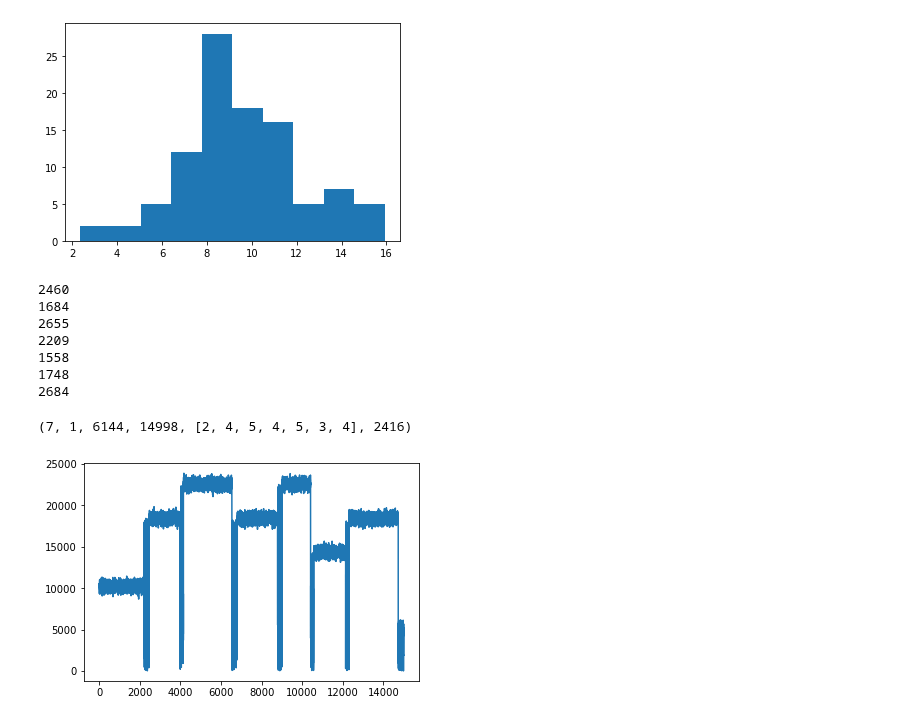
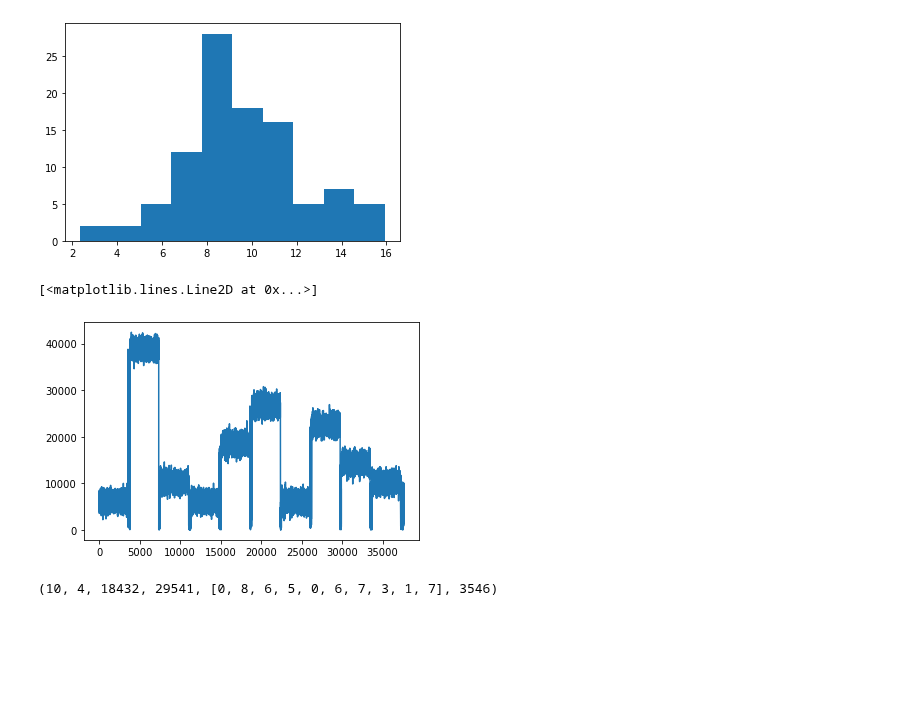
Before and after one commit to rissuuuu/DataScience, a Jupyter notebook: A_OS/Scheduler/Virtualmemory_Implementation.ipynb, the cells around one changed output. Saved outputs shown, nothing was run; the diff lists cells and outputs as text; code cells hidden in the pictures; blank space fills up the shorter version.

```diff
--- a/A_OS/Scheduler/Virtualmemory_Implementation.ipynb
+++ b/A_OS/Scheduler/Virtualmemory_Implementation.ipynb
@@ -373,39 +373,36 @@ pl.hist([np.random.normal(10,2.5) for i in range(100)])
 # %%
 Page_size=4096
 lfrac=0.9
 M=int(np.random.normal(10,2.5))
 cur_page=int(M*np.random.random())
 cur_locale=round(Page_size*(cur_page+0.5))
 sigma=int(5 * np.random.random())
 sum_refs=0
 
 list_locales=list()
 outfile=open('test.txt','w')
 for count in range(M):
     num_refs=int(512+(Page_size-512)*np.random.random())
-    print(num_refs)
     sum_refs+=num_refs
     list_locales.append(cur_page)
-    num_loc=round(lfrac*num_refs)
-    aref_list=np.random.normal(cur_locale,sigma*300+100,num_loc)
+#     num_loc=round(lfrac*num_refs)
+    aref_list=np.random.normal(cur_locale,sigma*500+100,num_loc)
     aref_list=aref_list.astype(int)
     cur_page=int(M*np.random.random())
     cur_locale=round(Page_size*(cur_page+0.5))
     num_trans=round((1-lfrac)*num_refs)
     tref_list=np.random.random(num_trans)*cur_locale
     tref_list=tref_list.astype(int)
     np.append(aref_list, tref_list).tofile(outfile, sep='\n')
     outfile.write('\n')
+outfile.close()
 txt=np.loadtxt('test.txt')
 pl.plot(txt)
-M,cur_page,cur_locale,sum_refs,list_locales,num_loc
+# M,cur_page,cur_locale,sum_refs,list_locales,num_loc
 # %% [output]
-2460
-1684
-2655
-2209
-1558
-1748
-2684
+[<matplotlib.lines.Line2D at 0x...>]
-(7, 1, 6144, 14998, [2, 4, 5, 4, 5, 3, 4], 2416)
-[figure, old version]
+[figure, new version]
+# %%
+M,cur_page,cur_locale,sum_refs,list_locales,num_loc
+# %% [output]
+(10, 4, 18432, 29541, [0, 8, 6, 5, 0, 6, 7, 3, 1, 7], 3546)
```
Also changed, not shown: 4 other files.
